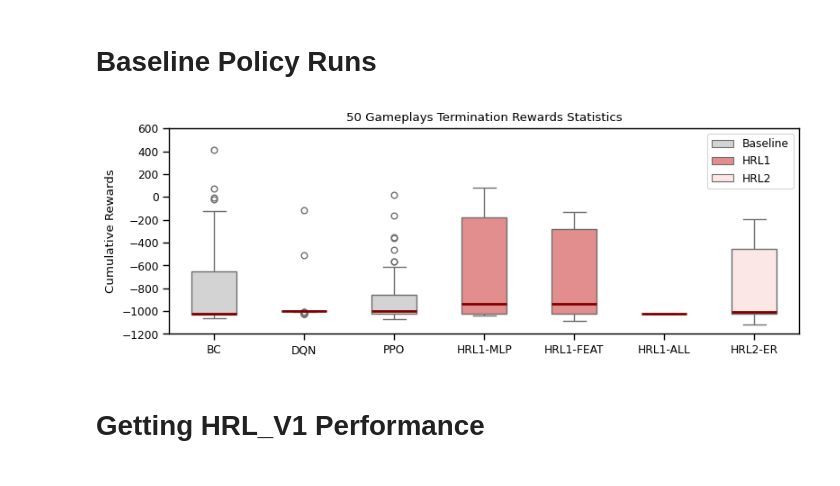
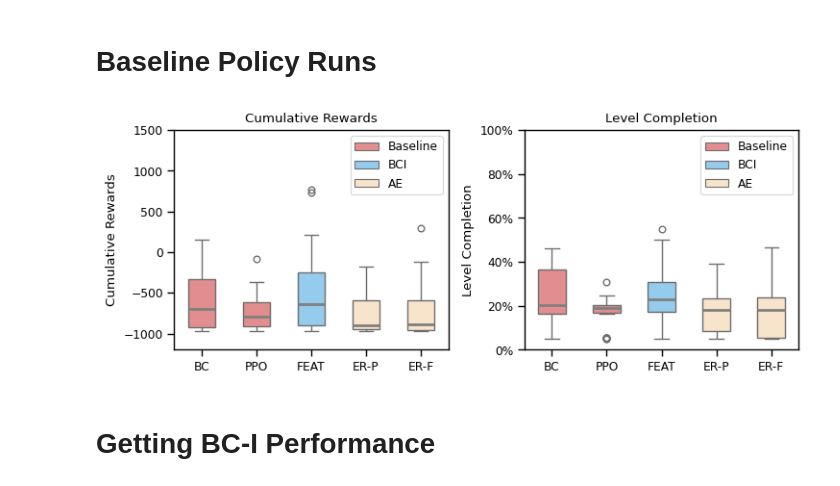
Before and after one commit to danhuay/cs234_project, a Jupyter notebook: code/tensorboard_extract.ipynb, the cells around one changed output. Saved outputs shown, nothing was run; the diff lists cells and outputs as text; code cells hidden in the pictures.

Commit message:
final paper graphs approach

```diff
--- a/code/tensorboard_extract.ipynb
+++ b/code/tensorboard_extract.ipynb
@@ -10,7 +11,7 @@ import os
 # %%
 # seaborn settings, research paper style, and palette
 sns.set_context("paper")
-sns.set_palette("husl")
+# sns.set_palette("husl")
 # %%
 def smooth(scalars, weight):  # Weight between 0 and 1
     last = scalars[0]  # First value in the plot (first timestep)
@@ -53,13 +64,14 @@ def tflog2pandas(path):
 # load logs
 tag_maps_s = {
     "bc_policy": ("BC", "Baseline"),
-    "dqn_base_policy": ("DQN", "Baseline"),
     "ppo_base_policy": ("PPO", "Baseline"),
-    "hrl_bc_ppo_policy_ws_mlp_dyn_clip": ("HRL1-MLP", "HRL1"),
-    "hrl_bc_ppo_policy_ws_feat_dyn_clip": ("HRL1-FEAT", "HRL1"),
-    "hrl_bc_ppo_policy_ws_all_dyn_clip": ("HRL1-ALL", "HRL1"),
-    "hrl_exp_traj_reverse_ppo": ("HRL2-ER", "HRL2"),
-    # "hrl_exp_traj_reverse_ppo_ws_mlp_dyn_clip": "HRL2-ER-MLP"
+    "hrl_bc_ppo_policy_ws_mlp_dyn_clip": ("MLP", "BCI"),
+    "hrl_bc_ppo_policy_ws_feat_dyn_clip": ("FEAT", "BCI"),
+    "hrl_bc_ppo_policy_ws_all_dyn_clip": ("ALL", "BCI"),
+    "hrl_ppo_policy_kl": ("KL-P", "BCC"),
+    "hrl_ppo_policy_kl_ws_feat": ("KL-F", "BCC"),
+    "hrl_exp_traj_reverse_ppo": ("ER-P", "AE"),
+    "hrl_exp_traj_reverse_ppo_ws_feat": ("ER-F", "AE"),
 }
 
 tag_maps = {
@@ -81,36 +104,44 @@ for _main_tag, _tag_map in tag_maps.items():
 # %%
-fig, axes = plt.subplots(1, 1, figsize=(8,3))
-# axes = axes.flatten()
-axes = [axes]
+fig, axes = plt.subplots(1, 2, figsize=(7.5,3))
+axes = axes.flatten()
+# axes = [axes]
+# Remove the legend title
 
 # =================================================================================
 # stochastic
 df_logs = dfs["stochastic"]
 orders = [tag_name[0] for tag_name in tag_maps['stochastic'].values()]
-colors = ["lightgray", "lightcoral", "mistyrose"]
-sns.boxplot(data=df_logs, x='tag_name', y='cum_rewards', order=orders, width=0.5,
-            medianprops={"color": "maroon", "linewidth": 2},
+mid_line_color = "gray"
+# colors = ["lightcoral", "lightskyblue", "lightgreen", "thistle"]
+colors = ["lightcoral", "lightskyblue", "bisque"]
+
+
+g = sns.boxplot(data=df_logs, x='tag_name', y='cum_rewards', order=orders, width=0.5,
+            medianprops={"color": mid_line_color, "linewidth": 2},
             ax=axes[0], hue="group", palette=colors)
 axes[0].set_xlabel("")
 axes[0].set_ylabel("Cumulative Rewards")
-axes[0].set_title("50 Gameplays Termination Rewards Statistics")
+axes[0].set_title("Cumulative Rewards")
+g.get_legend().set_title(None)
 
-# sns.boxplot(data=df_logs, x='tag_name', y='completion', order=orders, ax=axes[1], color="royalblue")
-# axes[1].set_xlabel("Policy")
-# axes[1].set_ylabel("Level Completion")
-# axes[1].set_title("Level Completion - Stochastic")
-# axes[1].set_ylim(0, 1)
+sns.boxplot(data=df_logs, x='tag_name', y='completion', order=orders, width=0.5,
+            medianprops={"color": mid_line_color, "linewidth": 2},
+            ax=axes[1], hue="group", palette=colors)
+axes[1].set_xlabel("")
+axes[1].set_ylabel("Level Completion")
+axes[1].set_title("Level Completion")
+axes[1].set_ylim(0, 1)
 
-# # Change y-axis to percentage format
-# axes[1].yaxis.set_major_formatter(FuncFormatter(lambda y, _: '{:.0%}'.format(y)))
+# Change y-axis to percentage format
+axes[1].yaxis.set_major_formatter(FuncFormatter(lambda y, _: '{:.0%}'.format(y)))
 
-axes[0].set_ylim(-1200, 600)
+axes[0].set_ylim(-1200, 1500)
 plt.tight_layout()
 plt.legend()
-plt.savefig("../poster/pics/cum_rewards.png", dpi=300, bbox_inches='tight')
+plt.savefig("../project_final_report/figures/cum_rewards_ae.png", dpi=300, bbox_inches='tight')
 # %% [output]
-[figure, old version]
+[figure, new version]
 # %% [markdown]
-# Getting HRL_V1 Performance
+# Getting BC-I Performance
 # %%
 experiments = {
```
Also changed, not shown: parts of 12 cells of this notebook.
